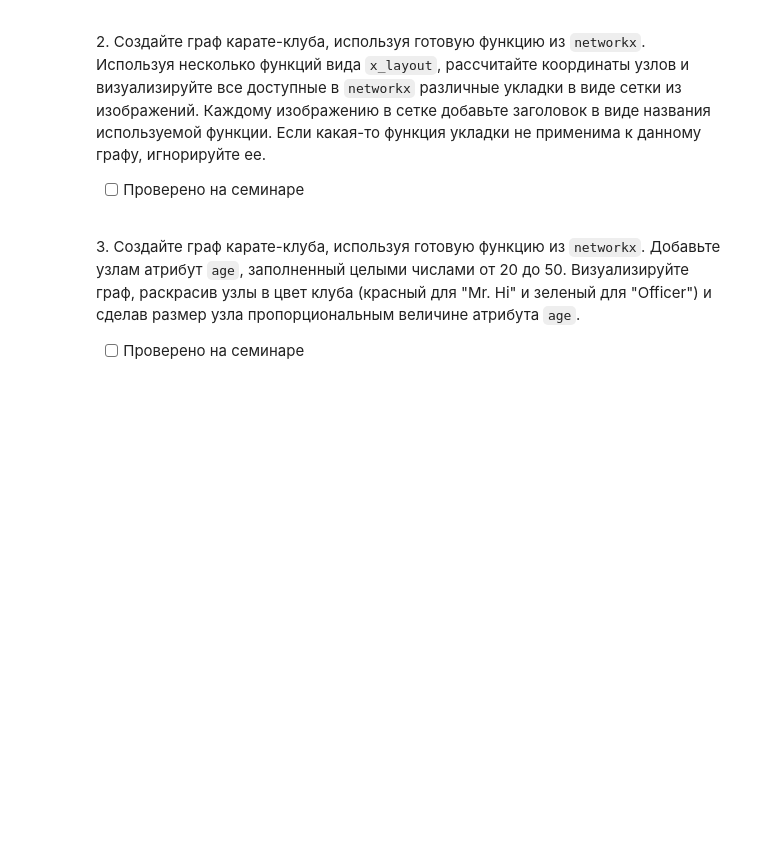
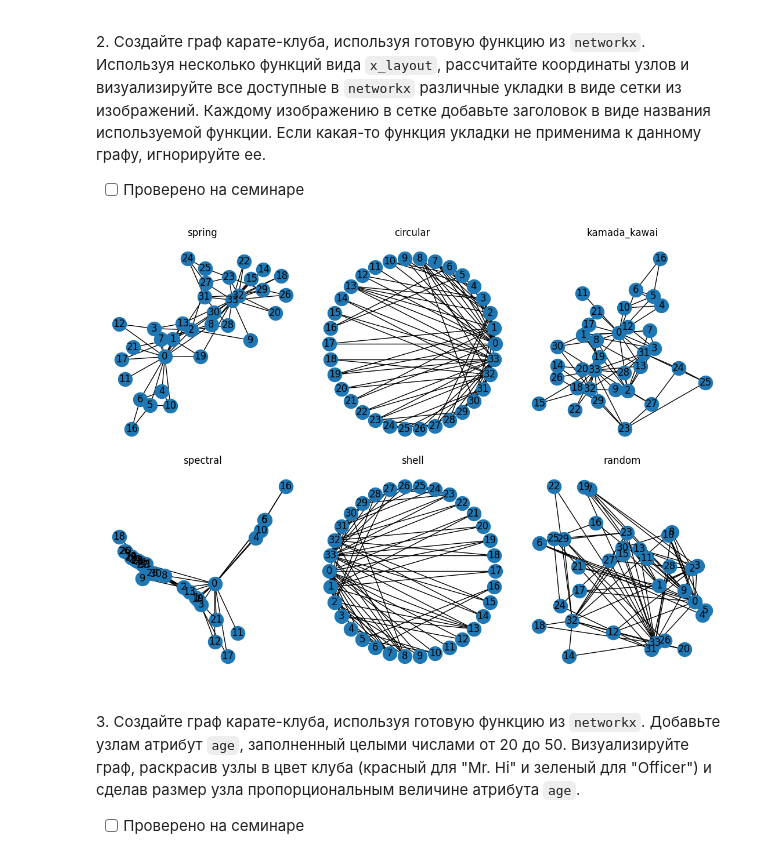
Before and after one commit to Ackrome/FU, a Jupyter notebook: Course_3/SA(C)/02_drawing.ipynb, the cells around one changed output. Cells and saved outputs as stored; diff of their text form; code cells hidden in the pictures; blank space fills up the shorter version.

```diff
--- a/Course_3/SA(C)/02_drawing.ipynb
+++ b/Course_3/SA(C)/02_drawing.ipynb
@@ -30,6 +42,30 @@ __Автор задач: Блохин Н.В. (NVBlokhin@fa.ru)__
 2\. Создайте граф карате-клуба, используя готовую функцию из `networkx`. Используя несколько функций вида `x_layout`, рассчитайте координаты узлов и визуализируйте все доступные в `networkx` различные укладки в виде сетки из изображений. Каждому изображению в сетке добавьте заголовок в виде названия используемой функции. Если какая-то функция укладки не применима к данному графу, игнорируйте ее.
 
 - [ ] Проверено на семинаре
+# %%
+G = nx.karate_club_graph()
+layouts = {
+    'spring': nx.spring_layout,
+    'circular': nx.circular_layout,
+    'kamada_kawai': nx.kamada_kawai_layout,
+    'spectral': nx.spectral_layout,
+    'shell': nx.shell_layout,
+    'random' : nx.random_layout
+}
+
+fig, axes = plt.subplots(2, 3, figsize = (11,8))
+axes = axes.flatten()
+cur = 0
+for name, func in layouts.items():
+        pos = func(G)
+        axes[cur].set_title(name)
+        nx.draw(G,pos,axes[cur], with_labels=True)
+        cur+=1
+
+plt.tight_layout()
+plt.show()
+# %% [output]
+[figure, added]
 # %% [markdown]
 <p class="task" id="3"></p>
 
```
Also changed, not shown: parts of 6 cells of this notebook, 10 other files.
